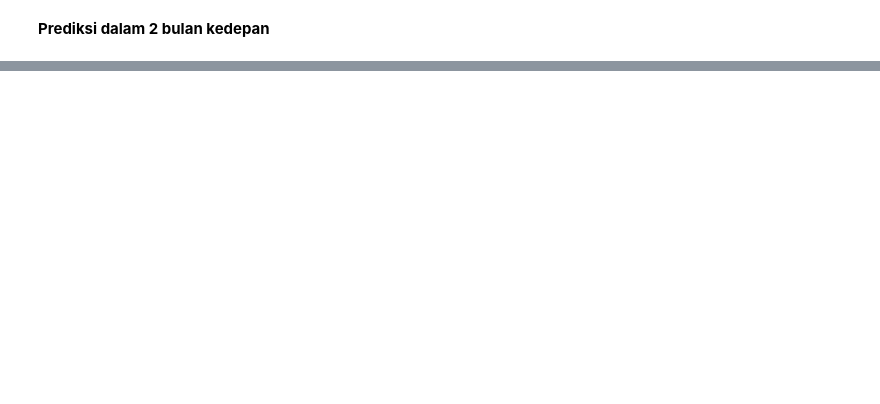
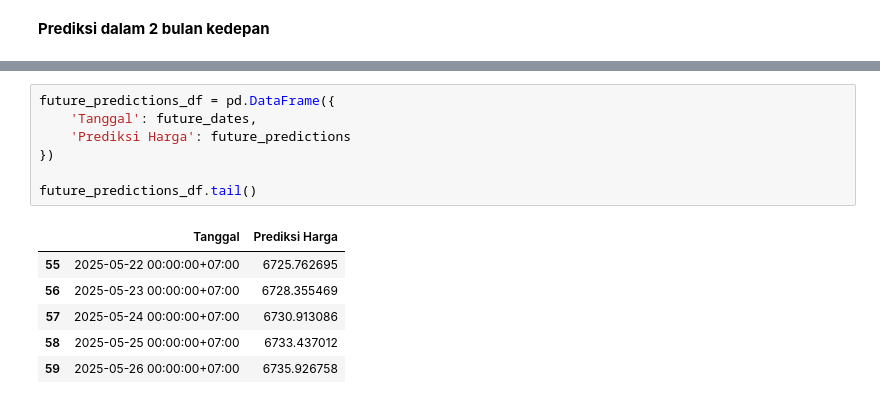
Before and after one commit to Luseat/Prediksi-IHSG, a Jupyter notebook: forecasting_IHSG.ipynb, the cells around one changed output, grey strips where cells are left out. Cells and saved outputs as stored; diff of their text form; blank space fills up the shorter version.

```diff
--- a/forecasting_IHSG.ipynb
+++ b/forecasting_IHSG.ipynb
@@ -214,0 +221,14 @@ plt.show()
+# %%
+future_predictions_df = pd.DataFrame({
+    'Tanggal': future_dates,
+    'Prediksi Harga': future_predictions
+})
+
+future_predictions_df.tail()
+# %% [output]
+|  | Tanggal | Prediksi Harga |
+| 55 | 2025-05-22 00:00:00+07:00 | 6725.762695 |
+| 56 | 2025-05-23 00:00:00+07:00 | 6728.355469 |
+| 57 | 2025-05-24 00:00:00+07:00 | 6730.913086 |
+| 58 | 2025-05-25 00:00:00+07:00 | 6733.437012 |
+| 59 | 2025-05-26 00:00:00+07:00 | 6735.926758 |
```
Also changed, not shown: parts of 6 cells of this notebook.
